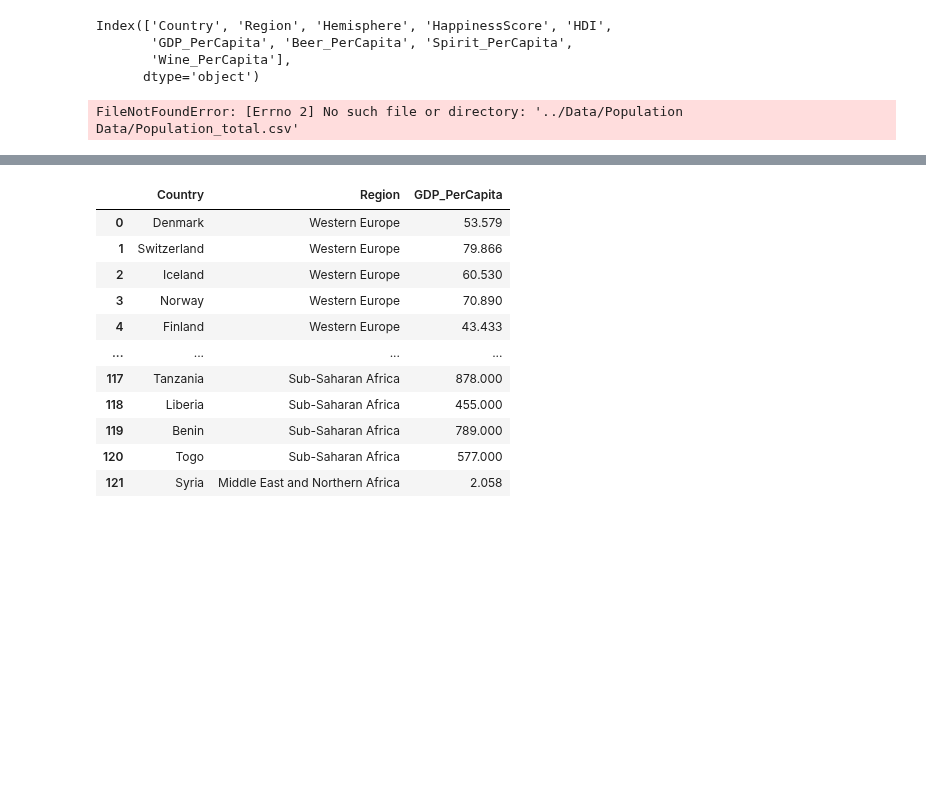
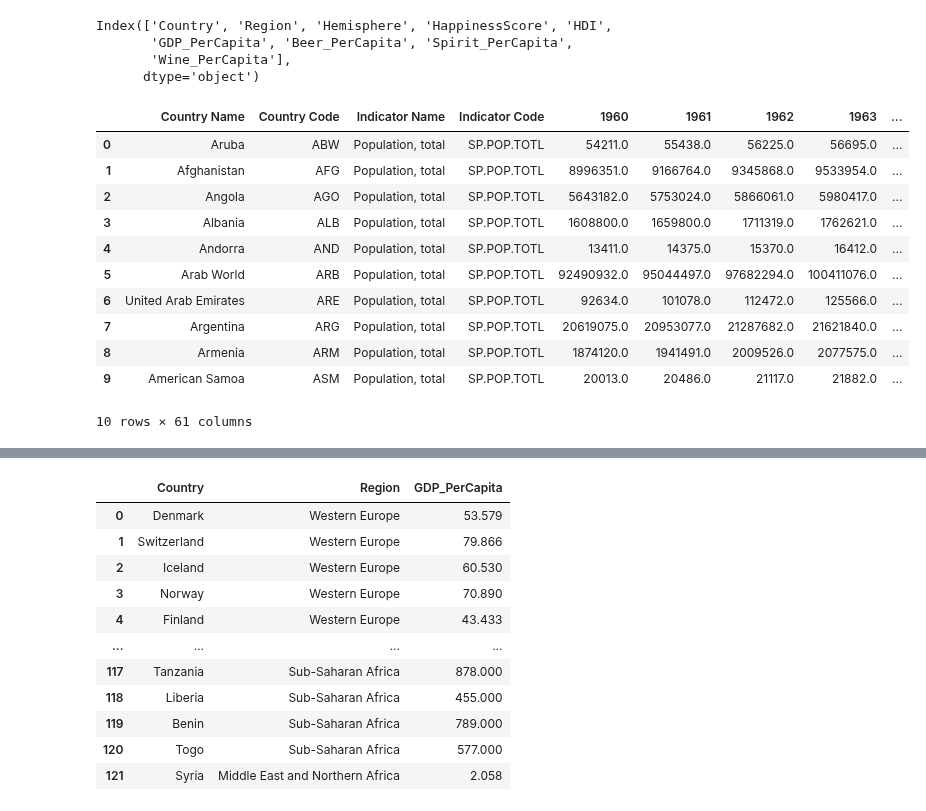
Before and after one commit to mattcaseycpa/project1, a Jupyter notebook: project.ipynb, the cells around one changed output, grey strips where cells are left out. Saved outputs shown, nothing was run; the diff lists cells and outputs as text; code cells hidden in the pictures; blank space fills up the shorter version.

```diff
--- a/project.ipynb
+++ b/project.ipynb
@@ -73,8 +73,18 @@ Index(['Country', 'Region', 'Hemisphere', 'HappinessScore', 'HDI',
       dtype='object')
 # %%
 #importing Population Data
-population_df=pd.read_csv("Data/Population Data/Population_total.csv")
-population_df.head()
-# population_df.dropna
+population_df=pd.read_csv("Data/Population Data/country_population.csv")
+population_df.head(10)
 # %% [output]
+|  | Country Name | Country Code | Indicator Name | Indicator Code | 1960 | 1961 | 1962 | 1963 | ... |
+| 0 | Aruba | ABW | Population, total | SP.POP.TOTL | 54211.0 | 55438.0 | 56225.0 | 56695.0 | ... |
+| 1 | Afghanistan | AFG | Population, total | SP.POP.TOTL | 8996351.0 | 9166764.0 | 9345868.0 | 9533954.0 | ... |
+| 2 | Angola | AGO | Population, total | SP.POP.TOTL | 5643182.0 | 5753024.0 | 5866061.0 | 5980417.0 | ... |
+| 3 | Albania | ALB | Population, total | SP.POP.TOTL | 1608800.0 | 1659800.0 | 1711319.0 | 1762621.0 | ... |
+| 4 | Andorra | AND | Population, total | SP.POP.TOTL | 13411.0 | 14375.0 | 15370.0 | 16412.0 | ... |
+| 5 | Arab World | ARB | Population, total | SP.POP.TOTL | 92490932.0 | 95044497.0 | 97682294.0 | 100411076.0 | ... |
+| 6 | United Arab Emirates | ARE | Population, total | SP.POP.TOTL | 92634.0 | 101078.0 | 112472.0 | 125566.0 | ... |
+| 7 | Argentina | ARG | Population, total | SP.POP.TOTL | 20619075.0 | 20953077.0 | 21287682.0 | 21621840.0 | ... |
+| 8 | Armenia | ARM | Population, total | SP.POP.TOTL | 1874120.0 | 1941491.0 | 2009526.0 | 2077575.0 | ... |
+| 9 | American Samoa | ASM | Population, total | SP.POP.TOTL | 20013.0 | 20486.0 | 21117.0 | 21882.0 | ... |
-FileNotFoundError: [Errno 2] No such file or directory: '../Data/Population Data/Population_total.csv'
+10 rows × 61 columns
```
Also changed, not shown: parts of 2 cells of this notebook, 3 other files.
